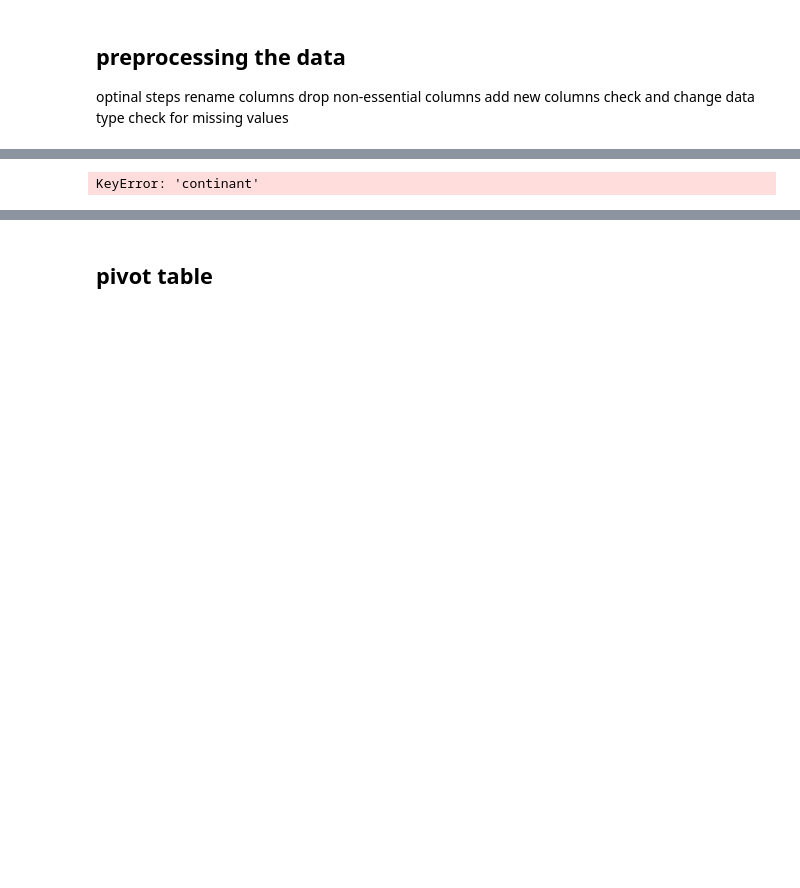
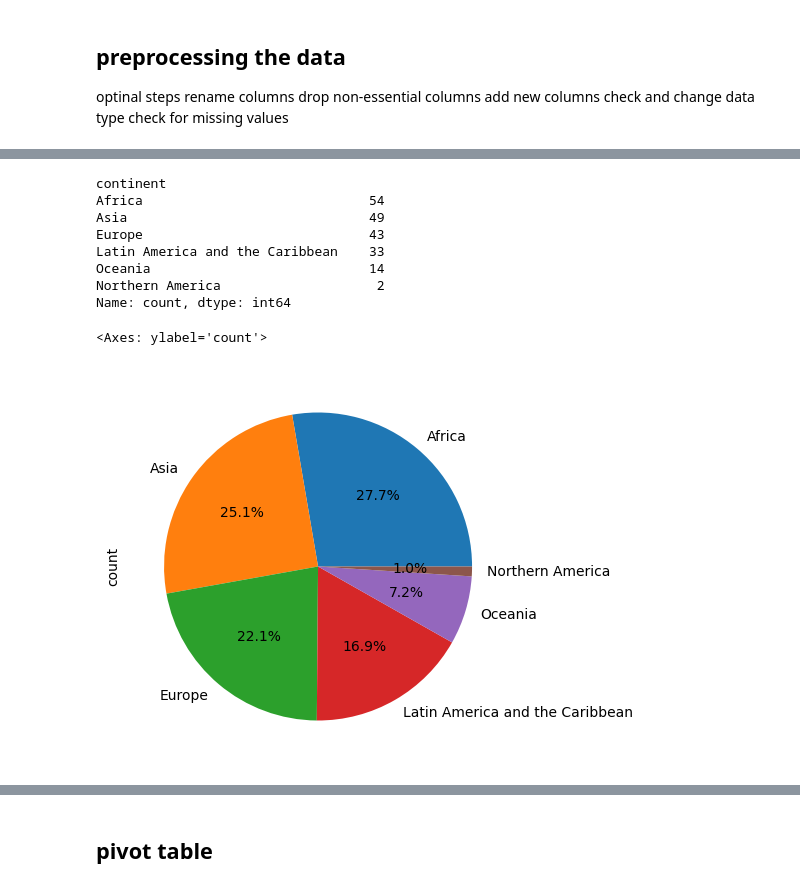
Before and after one commit to Rajya-singh/python-data-analytics, a Jupyter notebook: immigration_analysis/analysis.ipynb, the cells around one changed output, grey strips where cells are left out. Saved outputs shown, nothing was run; the diff lists cells and outputs as text; code cells hidden in the pictures; blank space fills up the shorter version.

```diff
--- a/immigration_analysis/analysis.ipynb
+++ b/immigration_analysis/analysis.ipynb
@@ -42,0 +139,23 @@ df
+# %%
+def load_data():
+    # load the data
+    df = pd.read_excel('Canada.xlsx',
+                   sheet_name=1,
+                   skiprows=20,
+                   skipfooter=2)
+    # rename the columns
+    df = df.rename(columns={
+        'OdName': 'country',
+        'AreaName': 'continent',
+        'RegName': 'region',
+        'DevName': 'status',
+    })
+    # rename the values accordingly
+    df = df.replace('United Kingdom of Great Britain and Northern Ireland','UK',)
+    # drop unnecessary columns
+    cols_to_drop = ['Type', 'Coverage', 'AREA', 'REG', 'DEV']
+    df = df.drop(columns=cols_to_drop)
+    # create a new column to display the total
+    years = list(range(1980, 2014))
+    df['total'] = df[years].sum(axis=1)
+    return df # return the dataframe
@@ -43,7 +299,17 @@ df
 # %%
-df['continant'].value_counts()
+df['continent'].value_counts()
 # %% [output]
-KeyError: 'continant'
+continent
+Africa                             54
+Asia                               49
+Europe                             43
+Latin America and the Caribbean    33
+Oceania                            14
+Northern America                    2
+Name: count, dtype: int64
 # %%
-df['continant'].value_counts().plot(kind='ple',figsize=(5,5),autopct='%.1f%%')
+df['continent'].value_counts().plot(kind='pie', figsize=(5,5), autopct='%.1f%%')
+# %% [output]
+<Axes: ylabel='count'>
+[figure, added]
 # %%
```
Also changed, not shown: parts of 41 cells of this notebook.
